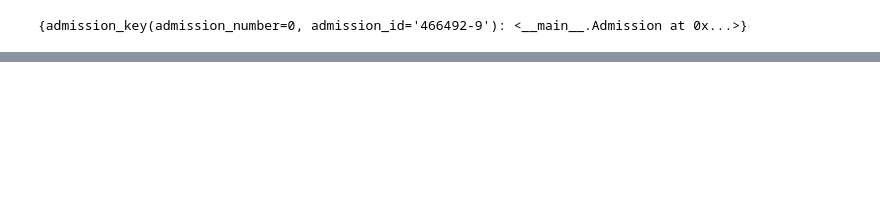
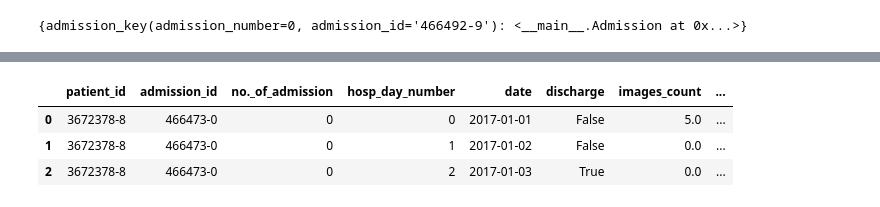
Before and after one commit to josedallavia/A-Machine-Learning-Approach-for-Optimization-of-Hospital-Bed-Utilization, a Jupyter notebook: Draft_hospital_classes.ipynb, the cells around one changed output, grey strips where cells are left out. Drawn from its saved outputs; the diff is of its cells as text; code cells hidden in the pictures; blank space fills up the shorter version.

```diff
--- a/Draft_hospital_classes.ipynb
+++ b/Draft_hospital_classes.ipynb
@@ -480,0 +400,7 @@ for admission_id in paciente.admissions:
+# %%
+patients_clinic_history[1]
+# %% [output]
+|  | patient_id | admission_id | no._of_admission | hosp_day_number | date | discharge | images_count | ... |
+| 0 | 3672378-8 | 466473-0 | 0 | 0 | 2017-01-01 | False | 5.0 | ... |
+| 1 | 3672378-8 | 466473-0 | 0 | 1 | 2017-01-02 | False | 0.0 | ... |
+| 2 | 3672378-8 | 466473-0 | 0 | 2 | 2017-01-03 | True | 0.0 | ... |
```
Also changed, not shown: parts of 36 cells of this notebook.
